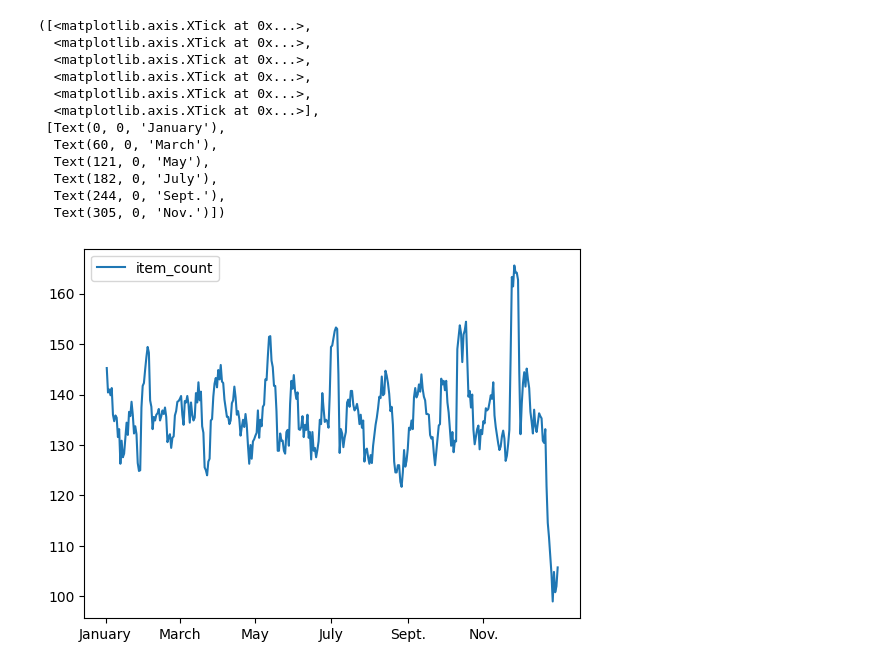
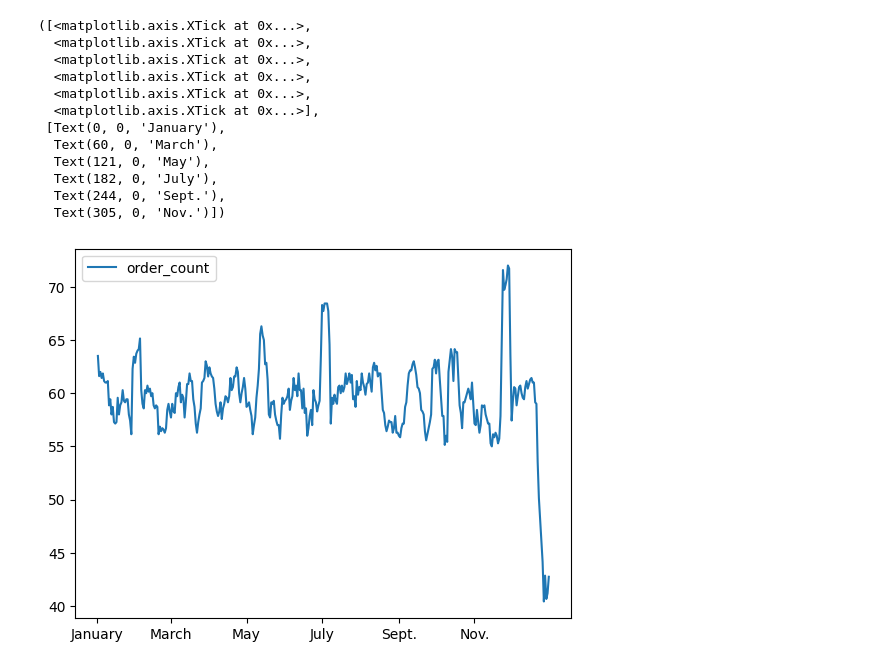
Before and after one commit to spencers145/pizza-study, a Jupyter notebook: study.ipynb, the cells around one changed output. Cells and saved outputs as stored; diff of their text form; code cells hidden in the pictures.

```diff
--- a/study.ipynb
+++ b/study.ipynb
@@ -27,25 +33,25 @@ Name: 305, dtype: object
 # %%
 #let's take a look at the items sold per day as a rolling average
 # choosing 3 here gives us exactly a 7 day rolling average
 rollingAnalysis.plotRollingData(
-    ["item_count"], daily_sales,
+    ["order_count"], daily_sales,
     3, direction="center"
 )
 pyplot.xticks([0, 60, 121, 182, 244, 305], ["January", "March", "May", "July", "Sept.", "Nov."])
 # there's a big drop in december
 # %% [output]
 ([<matplotlib.axis.XTick at 0x...>,
   <matplotlib.axis.XTick at 0x...>,
   <matplotlib.axis.XTick at 0x...>,
   <matplotlib.axis.XTick at 0x...>,
   <matplotlib.axis.XTick at 0x...>,
   <matplotlib.axis.XTick at 0x...>],
  [Text(0, 0, 'January'),
   Text(60, 0, 'March'),
   Text(121, 0, 'May'),
   Text(182, 0, 'July'),
   Text(244, 0, 'Sept.'),
   Text(305, 0, 'Nov.')])
-[figure, old version]
+[figure, new version]
 # %%
 #let's find some outliers
```
Also changed, not shown: parts of 11 cells of this notebook.
